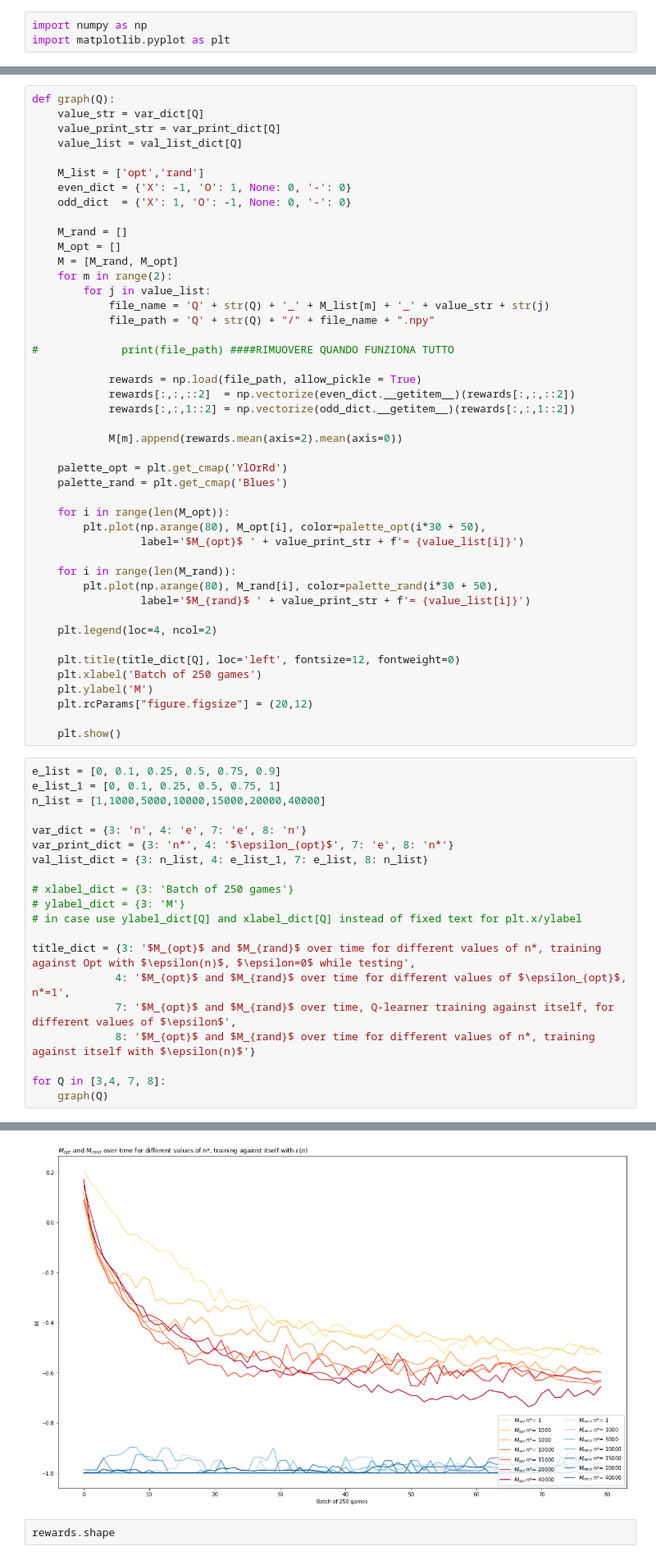
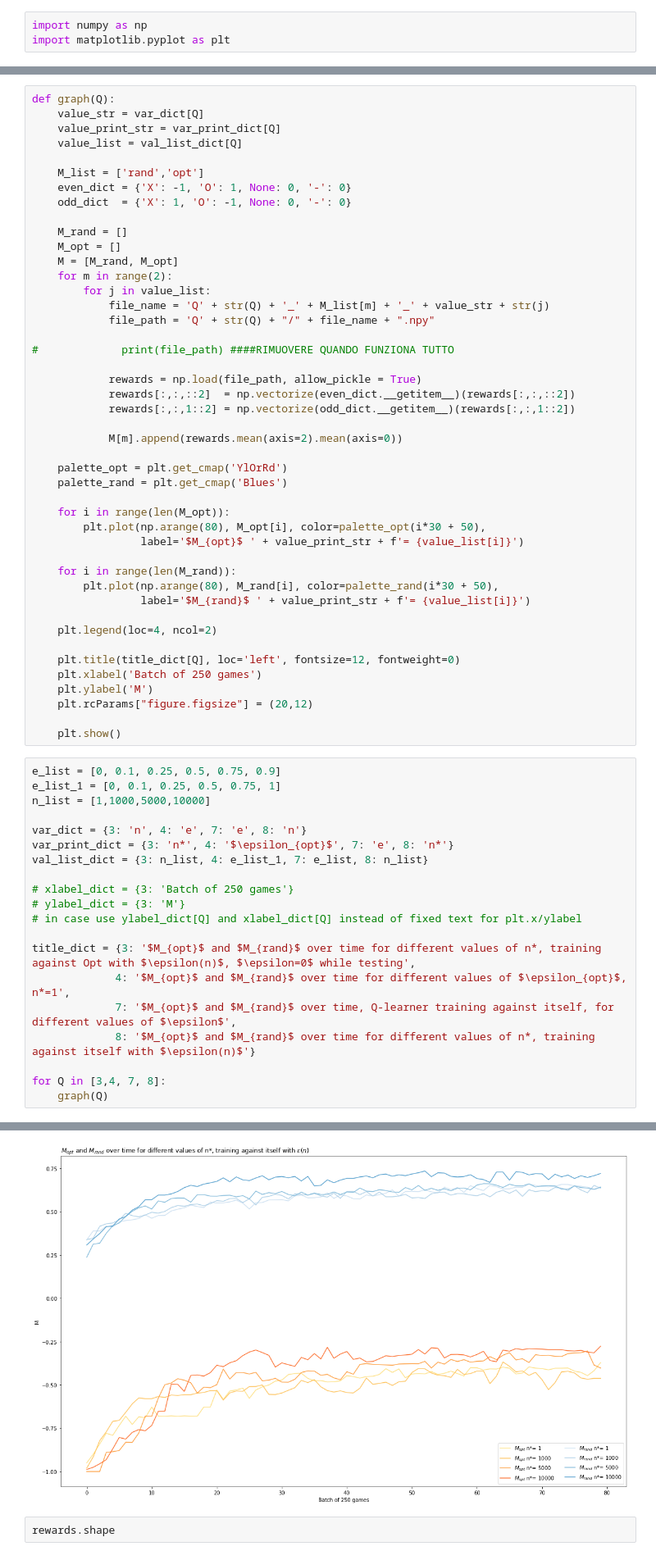
Before and after one commit to fraborg99/ANN---project, a Jupyter notebook: project/Graphs.ipynb, the cells around one changed output, grey strips where cells are left out. Shown at 82% size. Cells and saved outputs as stored; diff of their text form.

Commit message:
graphs + Q8 runs so far

```diff
--- a/project/Graphs.ipynb
+++ b/project/Graphs.ipynb
@@ -56,7 +56,7 @@ def graph(Q):
     value_print_str = var_print_dict[Q]
     value_list = val_list_dict[Q]
 
-    M_list = ['opt','rand']
+    M_list = ['rand','opt']
     even_dict = {'X': -1, 'O': 1, None: 0, '-': 0}
     odd_dict  = {'X': 1, 'O': -1, None: 0, '-': 0}
 
@@ -98,7 +98,7 @@ def graph(Q):
 # %%
 e_list = [0, 0.1, 0.25, 0.5, 0.75, 0.9]
 e_list_1 = [0, 0.1, 0.25, 0.5, 0.75, 1]
-n_list = [1,1000,5000,10000,15000,20000,40000]
+n_list = [1,1000,5000,10000]
 
 var_dict = {3: 'n', 4: 'e', 7: 'e', 8: 'n'}
 var_print_dict = {3: 'n*', 4: '$\epsilon_{opt}$', 7: 'e', 8: 'n*'}
@@ -122,3 +162,3 @@ for Q in [3,4, 7, 8]:
-[figure, old version]
+[figure, new version]
 # %%
 rewards.shape
```
Also changed, not shown: parts of 3 cells of this notebook, 19 other files.
